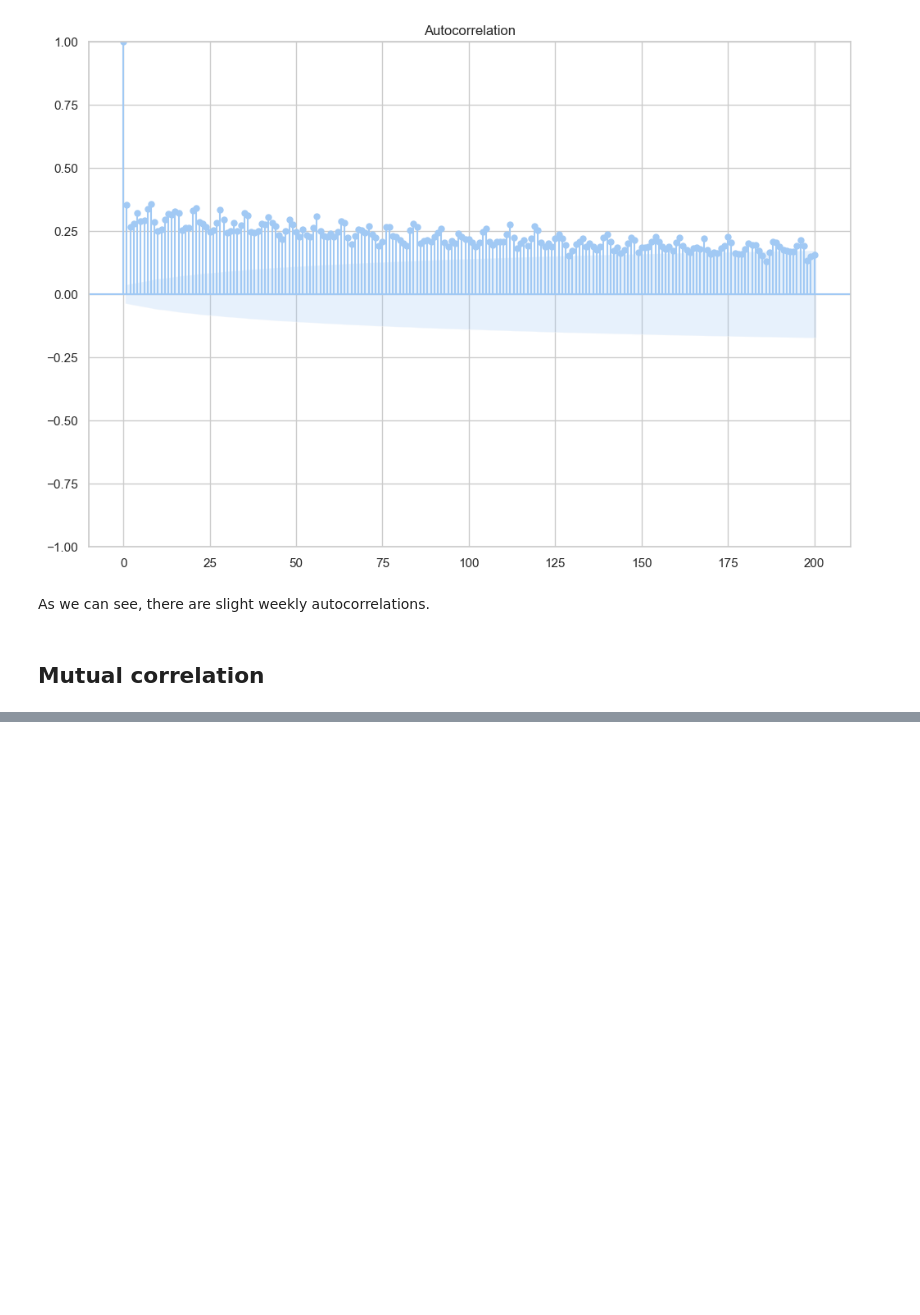
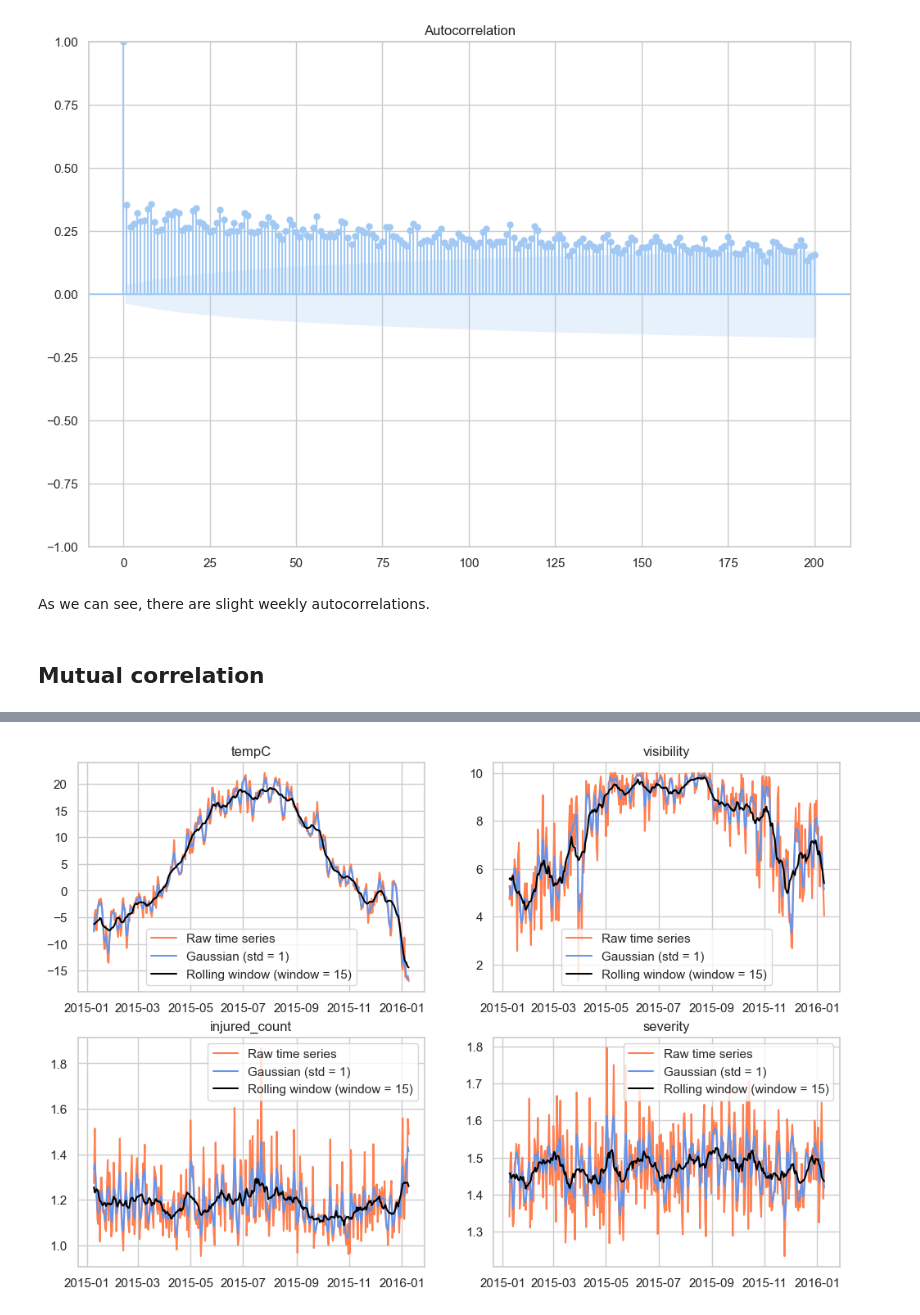
Before and after one commit to Dormant512/itmo-multivar-labs, a Jupyter notebook: Lab 4/Lab4_MMSA.ipynb, the cells around one changed output, grey strips where cells are left out. Drawn from its saved outputs; the diff is of its cells as text; code cells hidden in the pictures; blank space fills up the shorter version.

```diff
--- a/Lab 4/Lab4_MMSA.ipynb
+++ b/Lab 4/Lab4_MMSA.ipynb
@@ -142,0 +222,6 @@ As we can see, there are slight weekly autocorrelations.
+# %%
+window_size = 15
+std = 1
+ts_roll = ts.rolling(window=window_size, center=True).mean()
+ts_gauss = ts.rolling(window=window_size, win_type='gaussian', center=True).mean(std=std)
+ts_roll.head(10)
@@ -142,0 +256,16 @@ As we can see, there are slight weekly autocorrelations.
+# %%
+for num, item in enumerate(ts.columns):
+    ts1 = ts[8:365+9]
+    ts2 = ts_roll[8:365+9]
+    ts3 = ts_gauss[8:365+9]
+    plt.subplot(2, 2, num+1)
+    plt.title(item)
+    plt.plot(ts1[item], label="Raw time series", \
+             color="coral")
+    plt.plot(ts3[item], label=f"Gaussian (std = {std})", \
+             color="cornflowerblue")
+    plt.plot(ts2[item], label=f"Rolling window (window = {window_size})", \
+             color="black")
+    plt.legend()
+# %% [output]
+[figure, added]
```
Also changed, not shown: parts of 24 cells of this notebook.
